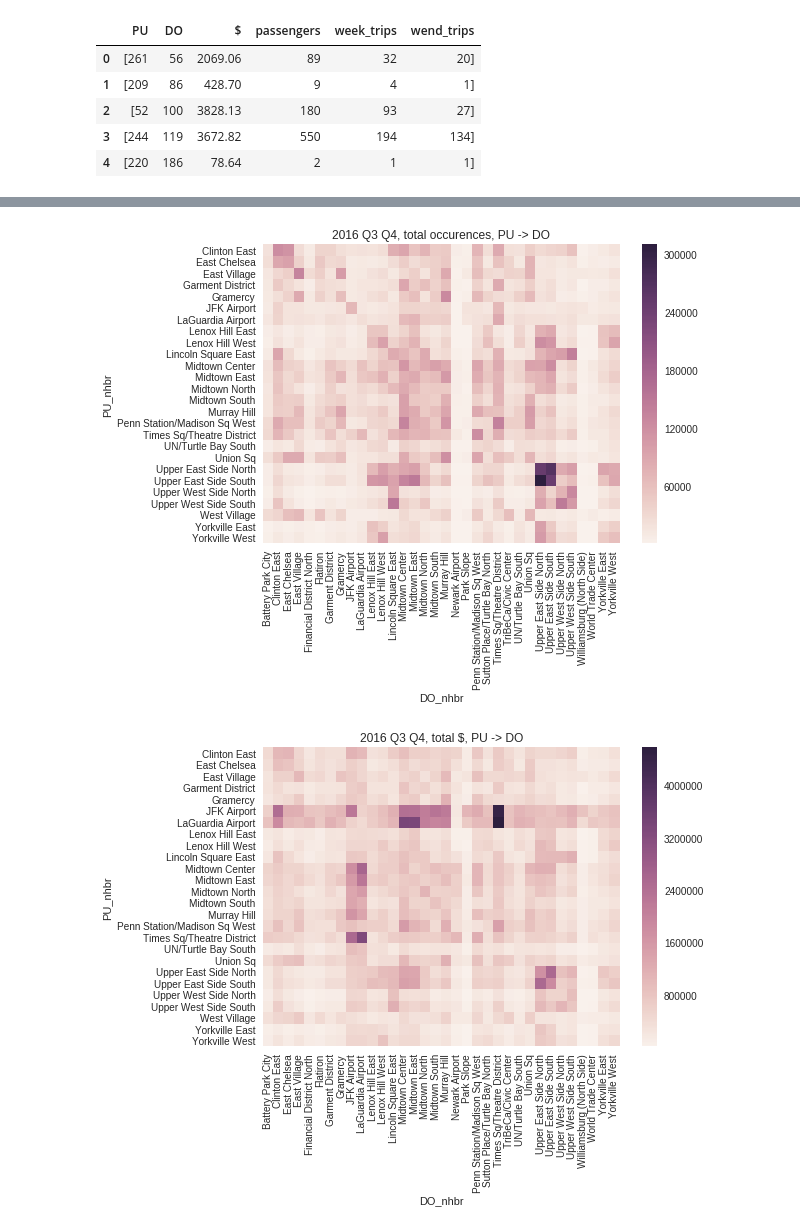
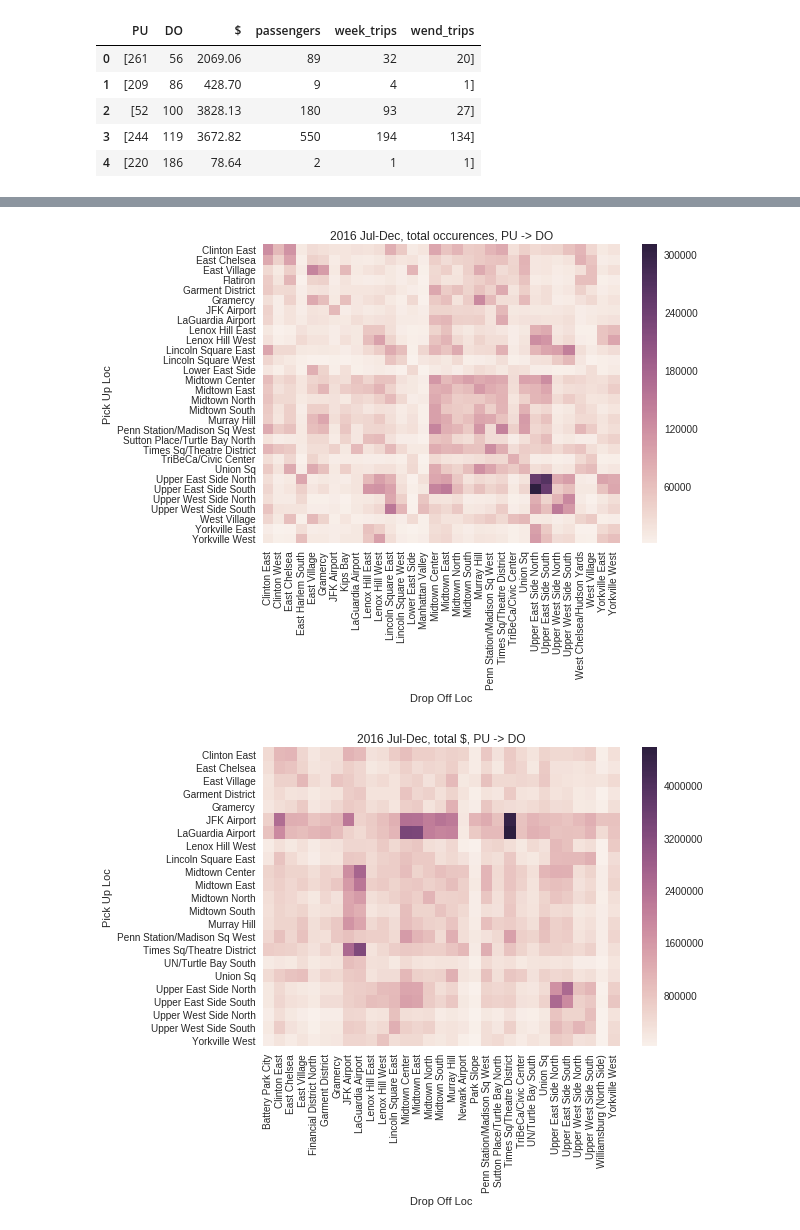
Before and after one commit to Shasha-Lin/Taxi_Uber_Usage, a Jupyter notebook: nhbr_heatmaps.ipynb, the cells around one changed output, grey strips where cells are left out. Saved outputs shown, nothing was run; the diff lists cells and outputs as text; code cells hidden in the pictures.

```diff
--- a/nhbr_heatmaps.ipynb
+++ b/nhbr_heatmaps.ipynb
@@ -44,12 +44,10 @@ data = data[ (data['DO'] != 0) & (data['PU'] != 0)
             & (data['DO'] != 265) & (data['PU'] != 265)
             & (data['DO'] != 264) & (data['PU'] != 264)  ]
 
-#data['occurences'] = pd.to_numeric(data['occurences'], errors='coerce')
-
-data = data.sort(['occurences'], ascending = False)#, ascending=[1, 0])
-
 data['PU_nhbr'] = data['PU'].apply(lambda x: look_up(x))
 data['DO_nhbr'] = data['DO'].apply(lambda x: look_up(x))
 
+data['fun_ratio'] = data['wend_trips']/(data['week_trips']+data['wend_trips'])
+
 data.head()
 # %% [output]
@@ -62,4 +60,4 @@ data.head()
 # %%
-data = data.sort(['$'], ascending = False)#, ascending=[1, 0])
-data.head()
+data.sort_values(by='fun_ratio', ascending=False)
+data
 # %% [output]
@@ -72,38 +82,43 @@ data.head()
 # %%
 import seaborn as sns; sns.set()
 
-display = data.iloc[1:200 ,:]
+def matrix(string, avg = False, centered=False ):
+    display = data.sort_values(by=string, ascending = False)#, ascending=[1, 0])
+    if string=='fun_ratio':
+        display = data.sort_values(by='occurences', ascending = False)
+    display = display.iloc[0:150 ,:]
 
-def matrix(string, avg = False, centered=False ):
-    flights = display.pivot("PU_nhbr", "DO_nhbr", string)
+    flights = display.pivot("PU_nhbr", "DO_nhbr", string).fillna(0)
     for index, row in flights.iterrows():
         for col in row.index:
             value = data[(data['DO_nhbr'] == col) & (
-                    data['PU_nhbr'] == index)][string].values[0]
+                    data['PU_nhbr'] == index)][string].values
             # passenger per trip or $ per trip
             if avg:
                 value /= data[(data['DO_nhbr'] == col) & (
                     data['PU_nhbr'] == index)]['occurences']
             flights = flights.set_value(
-                index, col, value)
+                index, col, value[0])
 
     # to stop centering the heatmap at
     # median value, comment out center argument
     if centered:
         ax= sns.heatmap(flights, center = display[string].median())
     else:
         ax= sns.heatmap(flights)#, center = display[string].median())#,cmap=cmap)
-    plt.title('2016 Q3 Q4, total %s, PU -> DO' %(string) )
+    plt.title('2016 Jul-Dec, total %s, PU -> DO' %(string) )
+    plt.ylabel('Pick Up Loc')
+    plt.xlabel('Drop Off Loc')
     if avg:
-        plt.title('2016 Q3 Q4, avg %s per trips PU -> DO' %(string) )
+        plt.title('2016 Jul-Dec, avg %s per trips PU -> DO' %(string) )
 
 matrix('occurences')
 # %% [output]
-[figure, old version]
+[figure, new version]
 # %%
 matrix('$')
 # %% [output]
-[figure, old version]
+[figure, new version]
 # %%
 matrix('$', avg=True)
 # %% [output]
```
Also changed, not shown: parts of 7 cells of this notebook.
